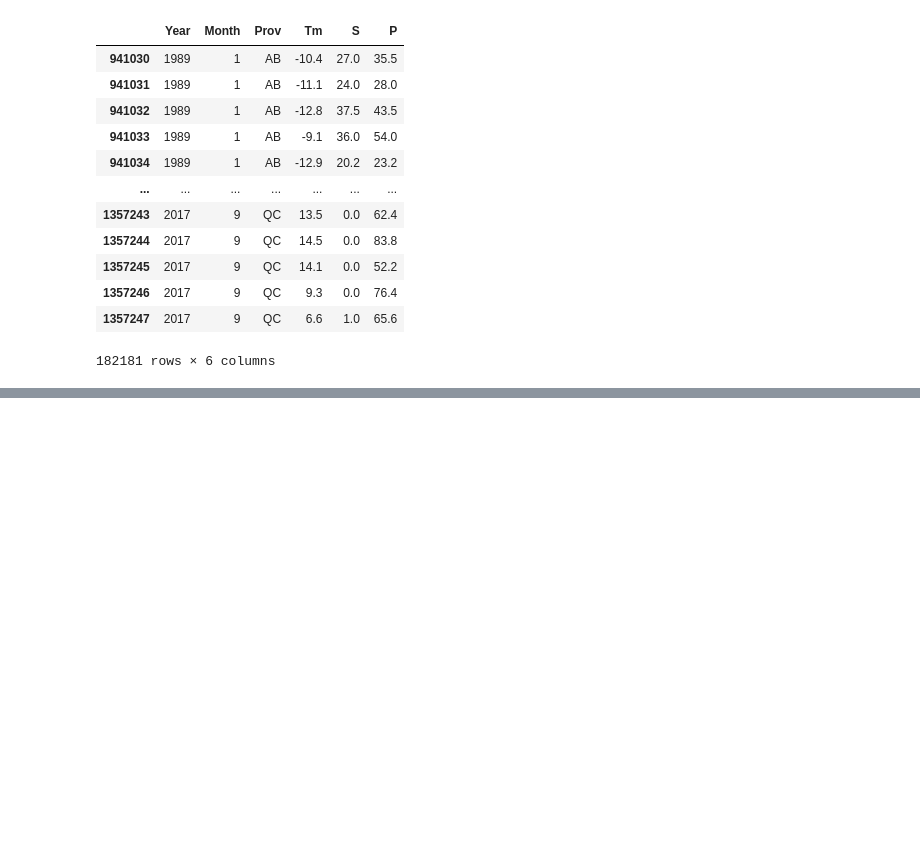
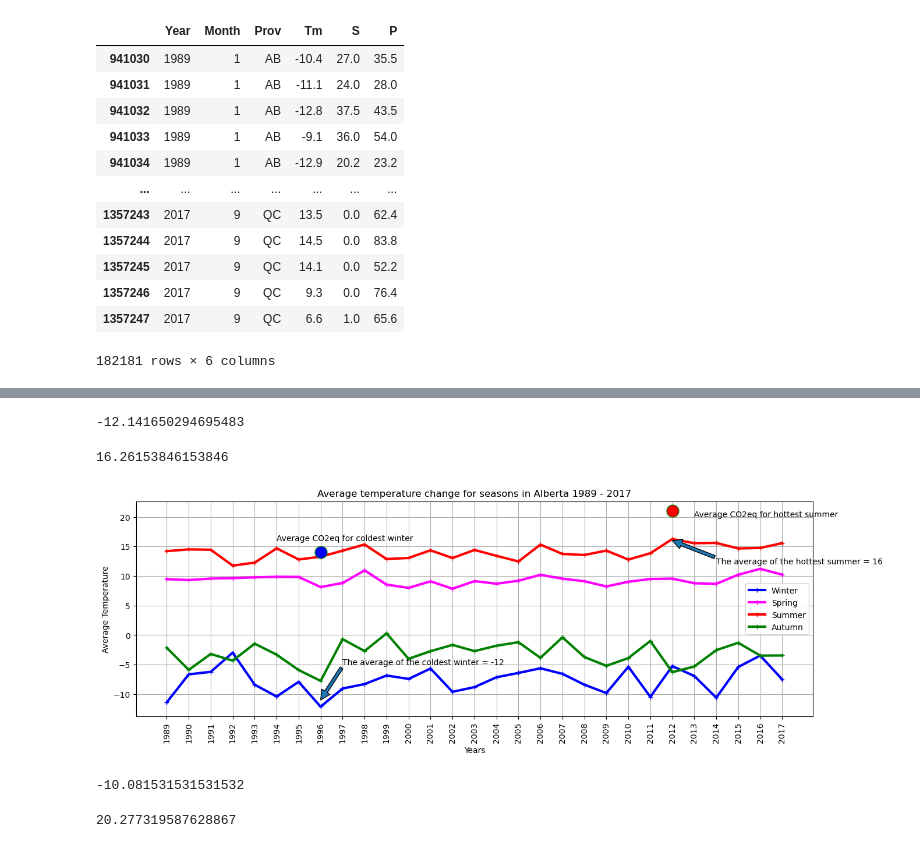
Before and after one commit to fabiomarcullo/Project_1_Climate_Action_Goals, a Jupyter notebook: Canada_Temperature.ipynb, the cells around one changed output, grey strips where cells are left out. Drawn from its saved outputs; the diff is of its cells as text; code cells hidden in the pictures; blank space fills up the shorter version.

```diff
--- a/Canada_Temperature.ipynb
+++ b/Canada_Temperature.ipynb
@@ -94,0 +154,56 @@ print(Prov_AB)
+# %%
+Coldest_winter_AB = AB_winter_group['Average Temperature_mean'].min()
+Coldest_winter_AB
+# %% [output]
+-12.141650294695483
+# %%
+AB_summer_group = Prov_AB.loc[Prov_AB["Seasons"] == "Summer"]
+Hottest_summer_AB = AB_summer_group['Average Temperature_mean'].max()
+Hottest_summer_AB
+# %% [output]
+16.26153846153846
+# %%
+#locate the seasons for AB
+AB_winter_group = Prov_AB.loc[Prov_AB["Seasons"] == "Winter"]
+AB_spring_group = Prov_AB.loc[Prov_AB["Seasons"] == "Spring"]
+AB_summer_group = Prov_AB.loc[Prov_AB["Seasons"] == "Summer"]
+AB_autumn_group = Prov_AB.loc[Prov_AB["Seasons"] == "Autumn"]
+
+
+#AB line grapgh
+x_AB_w = [7]
+y_AB_w = [14]
+x_AB_s = [23]
+y_AB_s = [21]
+plt.figure().set_figwidth(15)
+plt.annotate('The average of the coldest winter = -12',xy=(7,-11),xytext=(8,-5),arrowprops={})
+plt.annotate('The average of the hottest summer = 16',xy=(23,16),xytext=(25,12),arrowprops={})
+AB_winter = plt.plot(AB_winter_group["Year"],AB_winter_group ["Average Temperature_mean"] , marker="+",color="blue", linewidth=3, label = "Winter" )
+AB_spring = plt.plot(AB_spring_group["Year"],AB_spring_group ["Average Temperature_mean"] , marker="+",color="magenta", linewidth=3, label = "Spring")
+AB_summer = plt.plot(AB_summer_group["Year"],AB_summer_group ["Average Temperature_mean"] , marker="+",color="red", linewidth=3, label = "Summer")
+AB_autumn = plt.plot(AB_autumn_group["Year"],AB_autumn_group ["Average Temperature_mean"] , marker="+",color="green", linewidth=3, label = "Autumn")
+plt.xlabel('Years')
+plt.ylabel('Average Temperature')
+plt.title("Average temperature change for seasons in Alberta 1989 - 2017")
+plt.xticks(rotation=90)
+plt.legend(loc = 0)
+plt.grid()
+plt.plot(x_AB_w, y_AB_w, marker="o", markersize=15, markeredgecolor="green", markerfacecolor="blue")
+plt.plot(x_AB_s, y_AB_s, marker="o", markersize=15, markeredgecolor="green", markerfacecolor="red")
+plt.text(5,16,'Average CO2eq for coldest winter')
+plt.text(24,20,'Average CO2eq for hottest summer')
+plt.show()
+# %% [output]
+[figure, added]
+# %%
+ON_winter_group = Prov_ON.loc[Prov_ON["Seasons"] == "Winter"]
+Coldest_winter_ON = ON_winter_group['Average Temperature_mean'].min()
+Coldest_winter_ON
+# %% [output]
+-10.081531531531532
+# %%
+ON_summer_group = Prov_ON.loc[Prov_ON["Seasons"] == "Summer"]
+Hottest_summer_ON = ON_summer_group['Average Temperature_mean'].max()
+Hottest_summer_ON
+# %% [output]
+20.277319587628867
```
Also changed, not shown: parts of 43 cells of this notebook, 4 other files.
